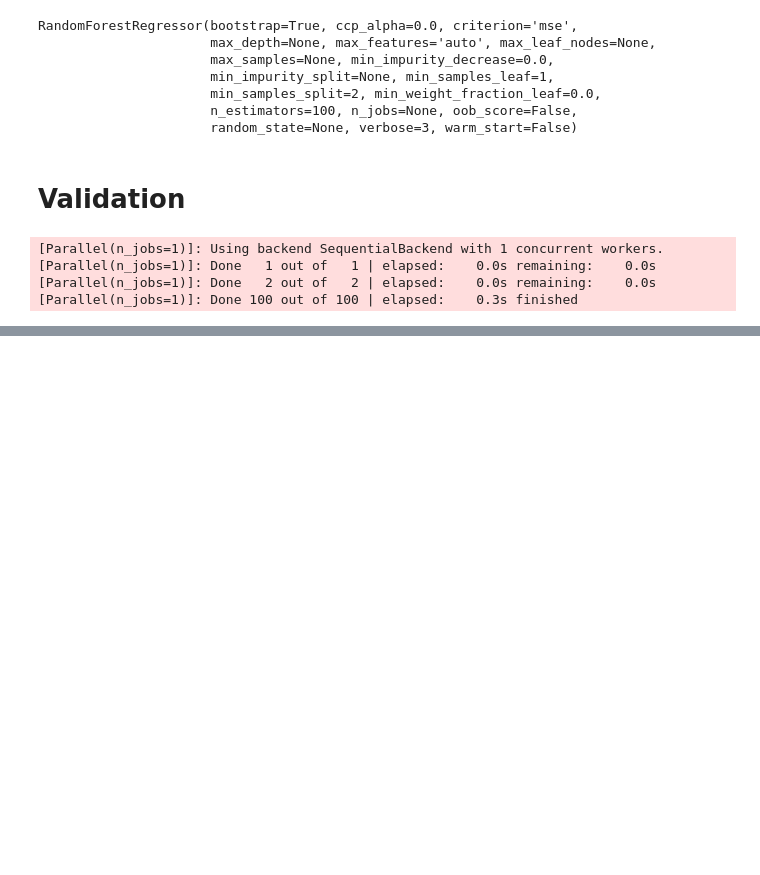
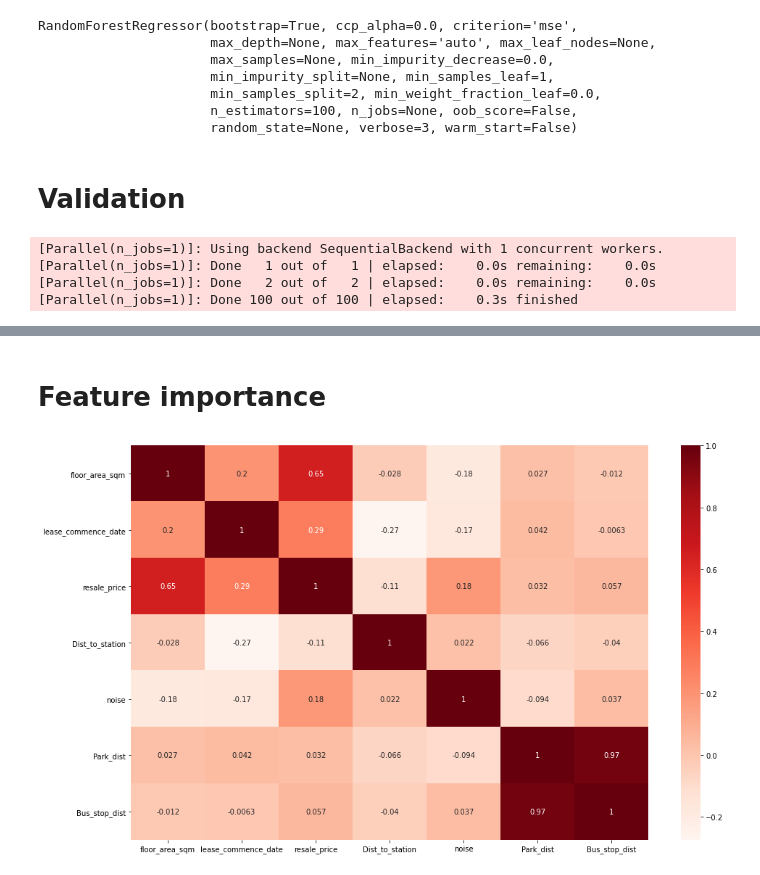
Before and after one commit to JasmineOuO/singapore-hdb-price-prediction, a Jupyter notebook: src/random-forest-regressor-v2.3.ipynb, the cells around one changed output, grey strips where cells are left out. Drawn from its saved outputs; the diff is of its cells as text; code cells hidden in the pictures; blank space fills up the shorter version.

```diff
--- a/src/random-forest-regressor-v2.3.ipynb
+++ b/src/random-forest-regressor-v2.3.ipynb
@@ -174,0 +168,8 @@ sns.regplot(test_predictions, test_y)
+# %% [markdown]
+# Feature importance
+# %%
+cor = data.corr()
+sns.heatmap(cor, annot=True, cmap=plt.cm.Reds)
+plt.show()
+# %% [output]
+[figure, added]
```
Also changed, not shown: parts of 19 cells of this notebook.
